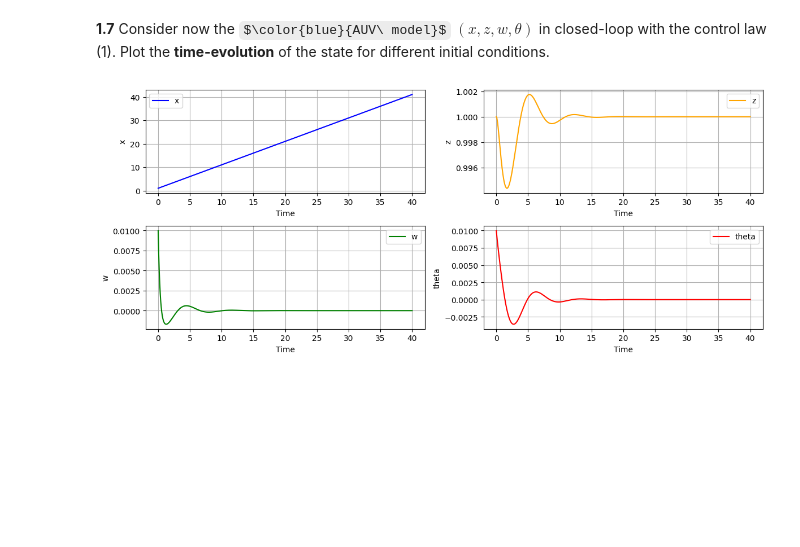
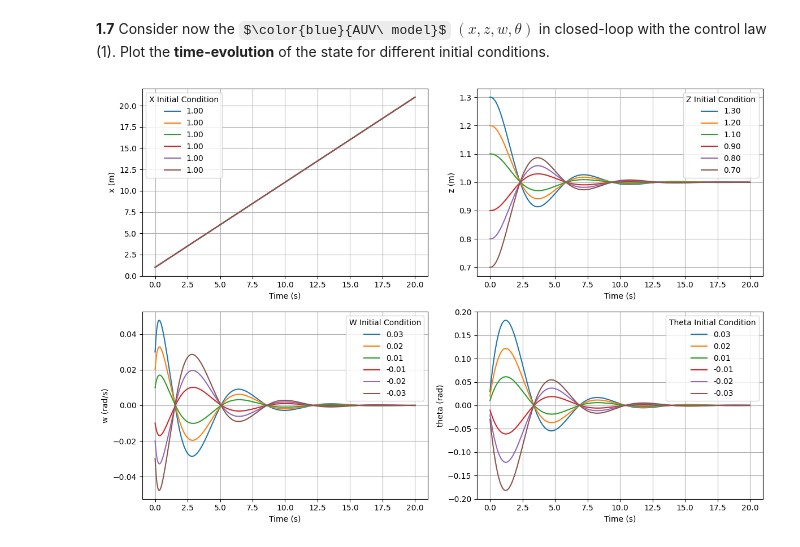
Before and after one commit to brumocas/CO_Projects, a Jupyter notebook: proj1/CO_project1.ipynb, the cells around one changed output. Cells and saved outputs as stored; diff of their text form; code cells hidden in the pictures; some formulas as TeX source; blank space fills up the shorter version.

```diff
--- a/proj1/CO_project1.ipynb
+++ b/proj1/CO_project1.ipynb
@@ -612,63 +607,67 @@ import matplotlib.pyplot as plt
 
 k1 = 1
 k2 = 1
 m = 0.9
 d1 = -3
 d2 = -12
 zd = 1
 
 # Nonlinear System
 def Sys_f(x, t=0):
   z = x[1]
   w = x[2]
   th = x[3]
   q = k1*(z-zd) - k2*th
   dx1 = vd
   dx2 = -vd*np.tan(th) + w/np.cos(th)
   dx3 = d1*w + d2*w*np.abs(w) + m*(vd/np.cos(th) - w*np.tan(th))*q
   dx4 = q
   return np.array([ dx1, dx2, dx3, dx4
                    ])
 
-# generate 1000 linearly spaced points for t
-t_end= 40
-t = np.linspace(0, t_end,  1000)
+# Generate 1000 linearly spaced points for t
+t_end = 20
+t = np.linspace(0, t_end, 1000)
 
-# initial values:
-#x0 = np.array([vd, zd, 0.00, 0.00])
-x0 = np.array([vd, zd, 0.01, 0.01])
+# Initial conditions
+initial_conditions = [
+    np.array([vd, 1.3, 0.03, 0.03]),
+    np.array([vd, 1.2, 0.02, 0.02]),
+    np.array([vd, 1.1, 0.01, 0.01]),
+    np.array([vd, 0.9, -0.01, -0.01]),
+    np.array([vd, 0.8, -0.02, -0.02]),
+    np.array([vd, 0.7, -0.03, -0.03]),
+    # Add more initial conditions as needed
+]
 
-#  integrate.odeint
-x = integrate.odeint(Sys_f, x0, t, full_output=False)
+# Integrate the system and plot
+fig, axs = plt.subplots(2, 2, figsize=(12, 8))
 
+for x0 in initial_conditions:
+    x = integrate.odeint(Sys_f, x0, t, full_output=False)
+    axs[0, 0].plot(t, x[:, 0], label=f'{x0[0]:.2f}')
+    axs[0, 1].plot(t, x[:, 1], label=f'{x0[1]:.2f}')
+    axs[1, 0].plot(t, x[:, 2], label=f'{x0[2]:.2f}')
+    axs[1, 1].plot(t, x[:, 3], label=f'{x0[3]:.2f}')
 
-# Plot
-fig, axs = plt.subplots(2, 2, figsize=(12, 5))
+# Set labels and legends
+for ax_row in axs:
+    for ax in ax_row:
+        ax.set_xlabel('Time (s)')
+        ax.grid(True)
+        ax.legend()
 
-axs[0, 0].plot(t, x[:, 0], label='x', color='blue')
-axs[0, 0].set_ylabel('x')
-axs[0, 0].grid(True)
-axs[0, 0].legend()
+# Set y-axis labels for each column
+axs[0, 0].set_ylabel('x (m)')
+axs[0, 1].set_ylabel('z (m)')
+axs[1, 0].set_ylabel('w (rad/s)')
+axs[1, 1].set_ylabel('theta (rad)')
 
-axs[0, 1].plot(t, x[:, 1], label='z', color='orange')
-axs[0, 1].set_ylabel('z')
-axs[0, 1].grid(True)
-axs[0, 1].legend()
-
-axs[1, 0].plot(t, x[:, 2], label='w', color='green')
-axs[1, 0].set_ylabel('w')
-axs[1, 0].grid(True)
-axs[1, 0].legend()
-
-axs[1, 1].plot(t, x[:, 3], label='theta', color='red')
-axs[1, 1].set_ylabel('theta')
-axs[1, 1].grid(True)
-axs[1, 1].legend()
-
-for ax in axs.flat:
-    ax.set_xlabel('Time')
-
+axs[0][0].legend(loc='best', title='X Initial Condition')
+axs[0][1].legend(loc='best', title='Z Initial Condition')
+axs[1][0].legend(loc='best', title='W Initial Condition')
+axs[1][1].legend(loc='best', title='Theta Initial Condition')
 plt.tight_layout()
 plt.show()
 # %% [output]
-[figure, old version]
+[figure, new version]
```
Also changed, not shown: parts of 5 cells of this notebook.
